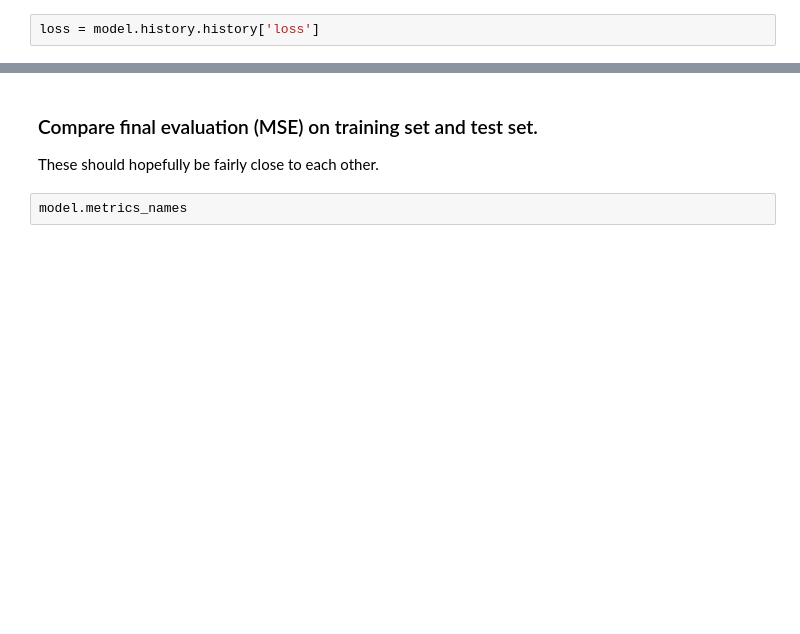
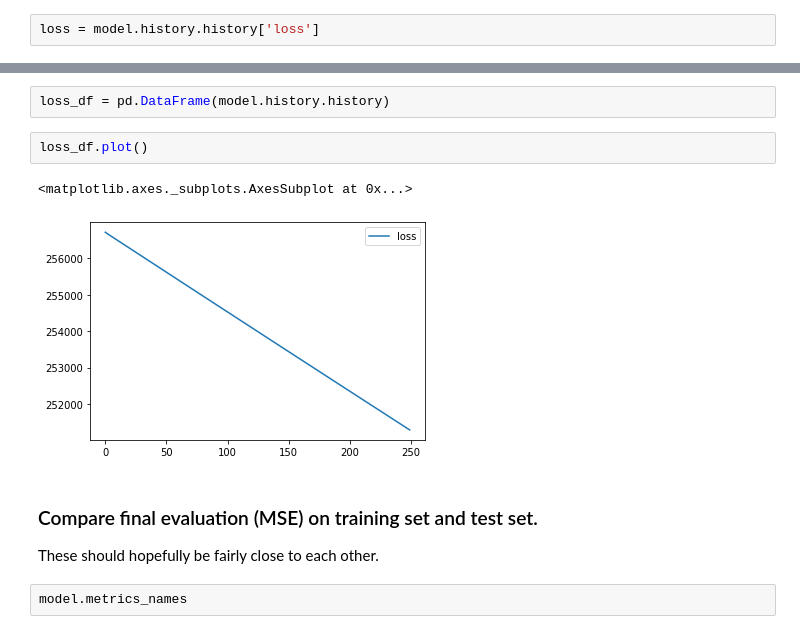
Before and after one commit to kk715/TF2_and_Keras_Deep-Learning, a Jupyter notebook: TF_2_Notebooks_and_Data/03-ANNs/00-Keras-Syntax-Basics.ipynb, the cells around one changed output, grey strips where cells are left out. Drawn from its saved outputs; the diff is of its cells as text; blank space fills up the shorter version.

```diff
--- a/TF_2_Notebooks_and_Data/03-ANNs/00-Keras-Syntax-Basics.ipynb
+++ b/TF_2_Notebooks_and_Data/03-ANNs/00-Keras-Syntax-Basics.ipynb
@@ -268,3 +268,10 @@ plt.title("Training Loss per Epoch");
+# %%
+loss_df = pd.DataFrame(model.history.history)
+# %%
+loss_df.plot()
+# %% [output]
+<matplotlib.axes._subplots.AxesSubplot at 0x...>
+[figure, added]
 # %% [markdown]
 ### Compare final evaluation (MSE) on training set and test set.
 
```
Also changed, not shown: parts of 23 cells of this notebook.
